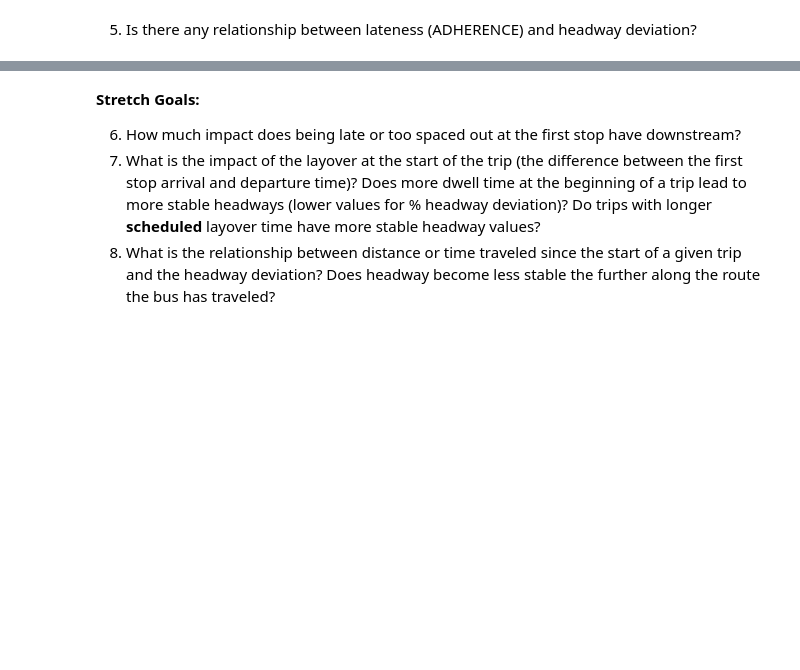
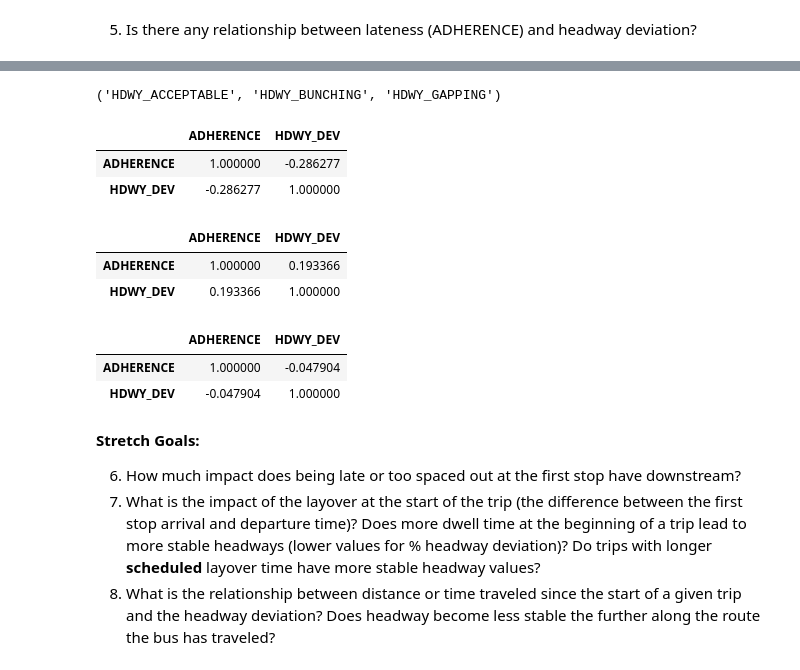
Before and after one commit to NSS-Data-Analytics-Cohort-11/wego-caesars-legion, a Jupyter notebook: notebooks/wego.ipynb, the cells around one changed output, grey strips where cells are left out. Drawn from its saved outputs; the diff is of its cells as text; code cells hidden in the pictures; blank space fills up the shorter version.

```diff
--- a/notebooks/wego.ipynb
+++ b/notebooks/wego.ipynb
@@ -684,3 +967,25 @@ wego[wego['ADJUSTED_LATE_COUNT'] == 1][['ADHERENCE', 'HDWY_DEV']].corr()
+# %%
+'HDWY_ACCEPTABLE','HDWY_BUNCHING','HDWY_GAPPING'
+# %% [output]
+('HDWY_ACCEPTABLE', 'HDWY_BUNCHING', 'HDWY_GAPPING')
+# %%
+wego[wego['HDWY_ACCEPTABLE'] == 1][['ADHERENCE', 'HDWY_DEV']].corr()
+# %% [output]
+|  | ADHERENCE | HDWY_DEV |
+| ADHERENCE | 1.000000 | -0.286277 |
+| HDWY_DEV | -0.286277 | 1.000000 |
+# %%
+wego[wego['HDWY_BUNCHING'] == 1][['ADHERENCE', 'HDWY_DEV']].corr()
+# %% [output]
+|  | ADHERENCE | HDWY_DEV |
+| ADHERENCE | 1.000000 | 0.193366 |
+| HDWY_DEV | 0.193366 | 1.000000 |
+# %%
+wego[wego['HDWY_GAPPING'] == 1][['ADHERENCE', 'HDWY_DEV']].corr()
+# %% [output]
+|  | ADHERENCE | HDWY_DEV |
+| ADHERENCE | 1.000000 | -0.047904 |
+| HDWY_DEV | -0.047904 | 1.000000 |
 # %% [markdown]
 
 **Stretch Goals:**
```
Also changed, not shown: parts of 37 cells of this notebook, 20 other files.
